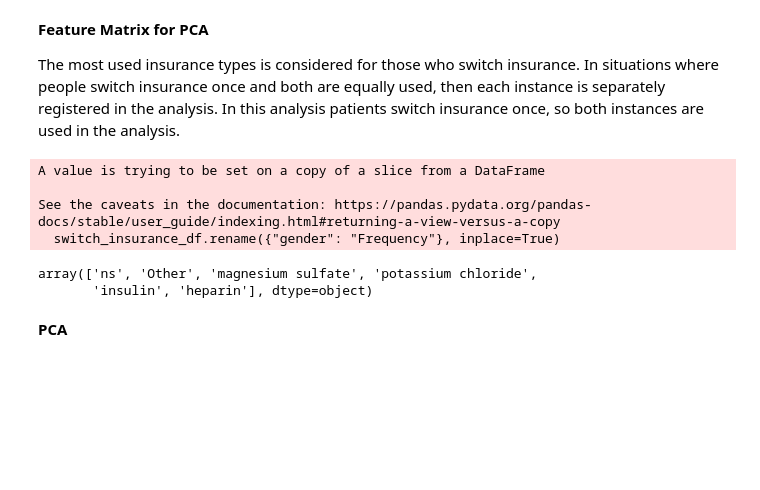
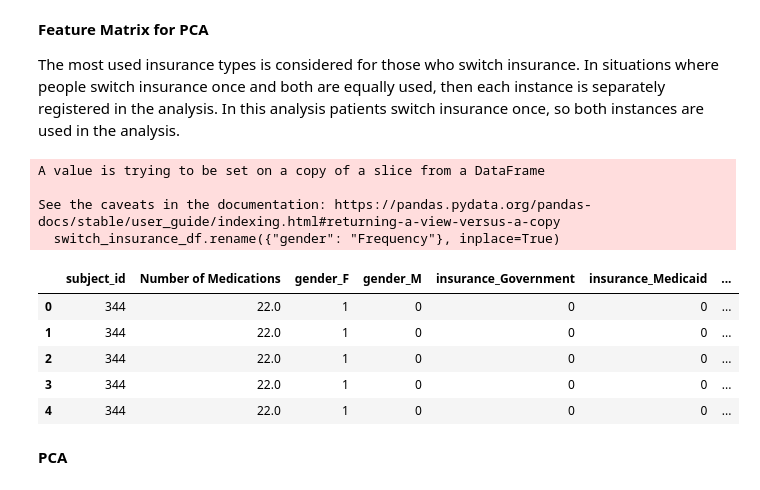
Before and after one commit to rhiats/diab_sev_mimicIII, a Jupyter notebook: Analysis_of_Patients_with_Type_2_Diabetes_in_ICU.ipynb, the cells around one changed output. Saved outputs shown, nothing was run; the diff lists cells and outputs as text; code cells hidden in the pictures; blank space fills up the shorter version.

Commit message:
One hot encoded data

```diff
--- a/Analysis_of_Patients_with_Type_2_Diabetes_in_ICU.ipynb
+++ b/Analysis_of_Patients_with_Type_2_Diabetes_in_ICU.ipynb
@@ -119,38 +119,41 @@ drugs_19213_ser_lst=list(set(drugs_19213_ser.to_list()))
 
 The most used insurance types is considered for those who switch insurance. In situations where people switch insurance once and both are equally used, then each instance is separately registered in the analysis. In this analysis patients switch insurance once, so both instances are used in the analysis.
 # %%
-#df_drug_per_patient
-
 gend_insur_diab=df_gender.merge(df_insur_diab, on='subject_id',how='outer')
 
 switch_insurance_df=gend_insur_diab[gend_insur_diab.duplicated(subset=['subject_id','gender'],keep=False)]
 
 freq_switch_insurance_df=switch_insurance_df.groupby(["insurance","subject_id"]).count().reset_index()
 switch_insurance_df.rename({"gender": "Frequency"}, inplace=True)
 
 max_switch_insurance_df=freq_switch_insurance_df.groupby(["insurance","subject_id"]).max().reset_index()
 
 gend_insur_drug_diab=gend_insur_diab.merge(df_drug_diab, on='subject_id',how='outer')
 
 gend_insur_drug_diab['drug']=gend_insur_drug_diab['drug'].apply(diabetetesFind)
 
 gend_insur_drug_diab.drop_duplicates(subset=['subject_id','gender','insurance','drug'],inplace=True)
 
 gend_insur_drug_diab.loc[~gend_insur_drug_diab.drug.isin(['insulin','ns','potassium chloride', 'heparin','magnesium sulfate']), 'drug'] = 'Other'
 
 gend_insur_drug_diab['drug'].unique()
 
-#one-hot encode (drug 1, 2, 3, other)
+gend_insur_drug_diab_per_p_df=gend_insur_drug_diab.merge(df_drug_per_patient, on='subject_id',how='outer')
 
-#one_hot_encoded_data = pd.get_dummies(data, columns = ['Remarks', 'Gender'])
-#print(one_hot_encoded_data)
+one_hot_encoded_data = pd.get_dummies(gend_insur_drug_diab_per_p_df, columns = ['gender', 'insurance','drug'])
+
+one_hot_encoded_data.head()
 # %% [output]
 A value is trying to be set on a copy of a slice from a DataFrame
 
 See the caveats in the documentation: https://pandas.pydata.org/pandas-docs/stable/user_guide/indexing.html#returning-a-view-versus-a-copy
   switch_insurance_df.rename({"gender": "Frequency"}, inplace=True)
-array(['ns', 'Other', 'magnesium sulfate', 'potassium chloride',
-       'insulin', 'heparin'], dtype=object)
+|  | subject_id | Number of Medications | gender_F | gender_M | insurance_Government | insurance_Medicaid | ... |
+| 0 | 344 | 22.0 | 1 | 0 | 0 | 0 | ... |
+| 1 | 344 | 22.0 | 1 | 0 | 0 | 0 | ... |
+| 2 | 344 | 22.0 | 1 | 0 | 0 | 0 | ... |
+| 3 | 344 | 22.0 | 1 | 0 | 0 | 0 | ... |
+| 4 | 344 | 22.0 | 1 | 0 | 0 | 0 | ... |
 # %% [markdown]
 **PCA**
 # %% [markdown]
```
